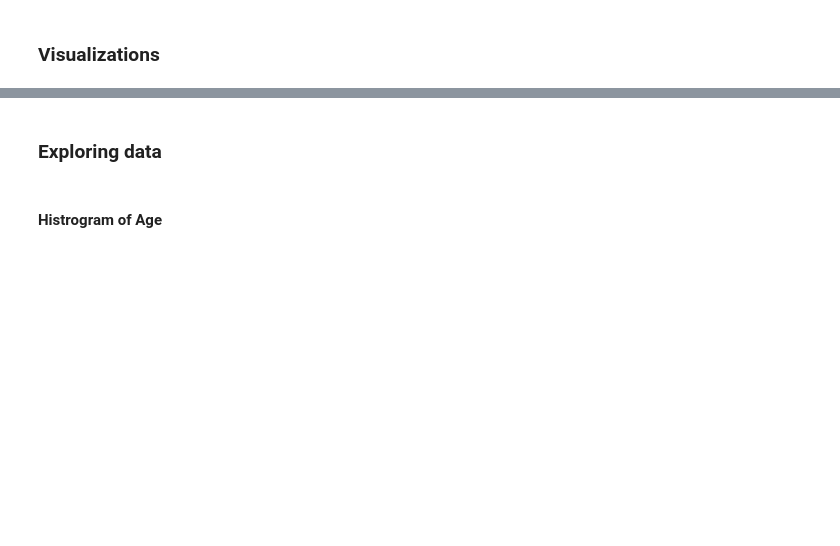
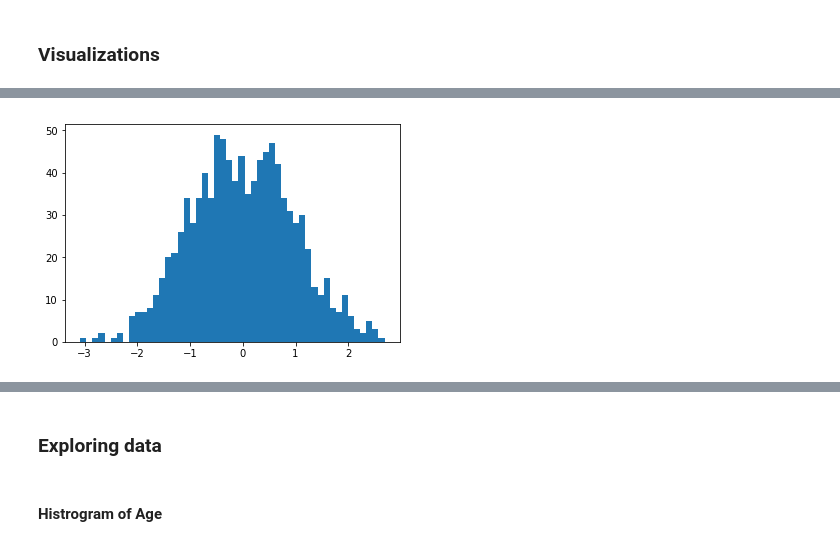
Before and after one commit to shahabeddin/GEC_Lab_IntroLevel, a Jupyter notebook: GEC_Level1_Lab1.ipynb, the cells around one changed output, grey strips where cells are left out. Cells and saved outputs as stored; diff of their text form; code cells hidden in the pictures; blank space fills up the shorter version.

```diff
--- a/GEC_Level1_Lab1.ipynb
+++ b/GEC_Level1_Lab1.ipynb
@@ -81,2 +194,4 @@ plt.plot(a)
 # %%
-plt.hist(a);
+plt.hist(a, bins=50);
+# %% [output]
+[figure, added]
```
Also changed, not shown: parts of 32 cells of this notebook.
